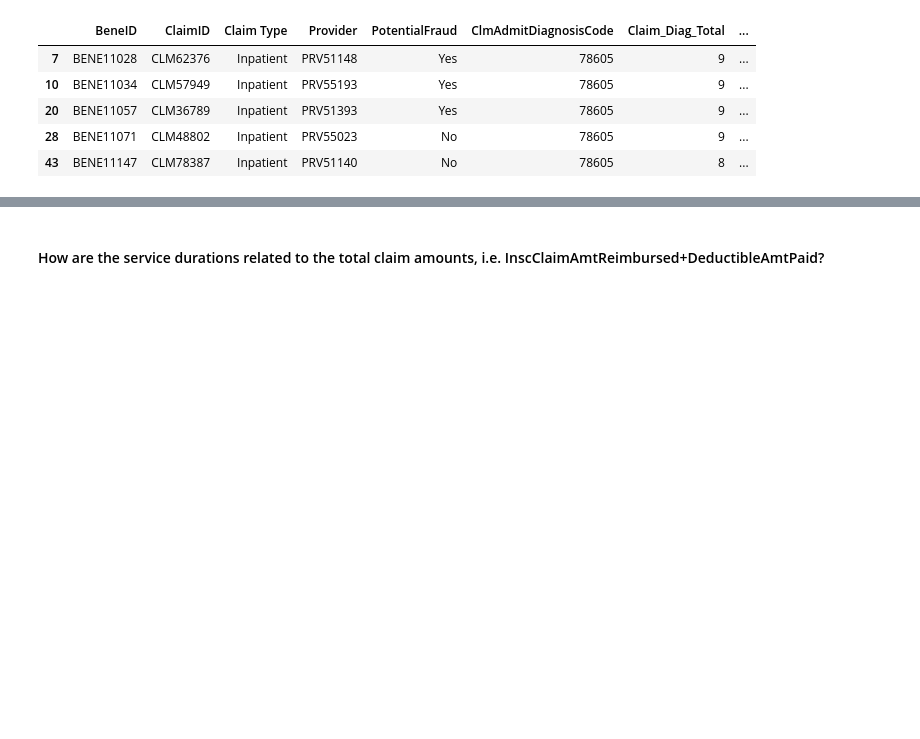
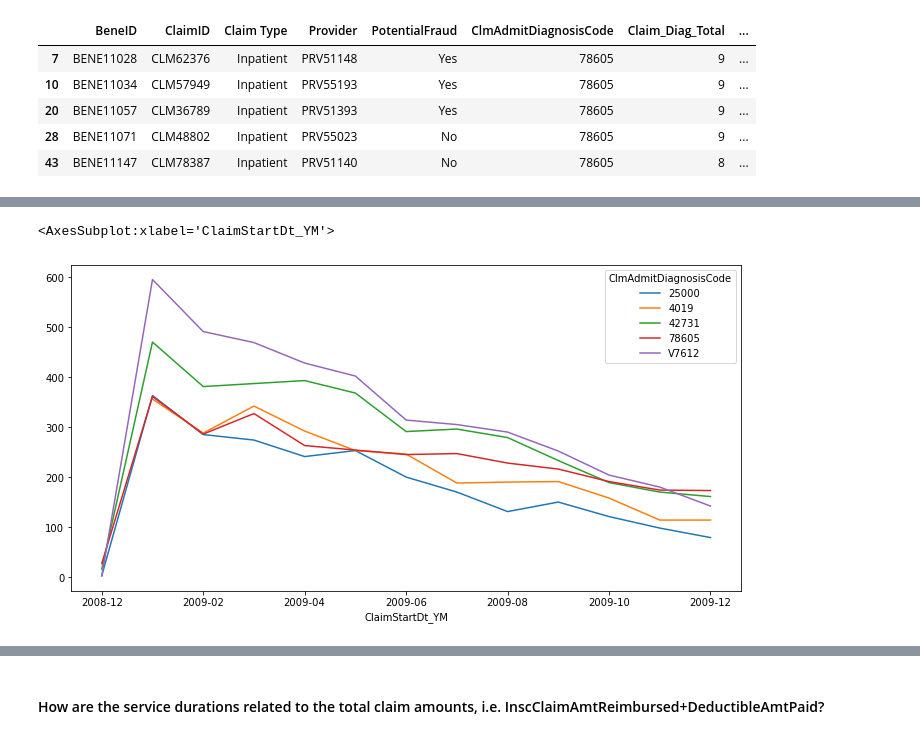
Before and after one commit to hedgekim/Healthcare-Fraud, a Jupyter notebook: Healthcare Fraud.ipynb, the cells around one changed output, grey strips where cells are left out. Saved outputs shown, nothing was run; the diff lists cells and outputs as text; code cells hidden in the pictures; blank space fills up the shorter version.

Commit message:
Update Healthcare Fraud.ipynb
Added top 5 diagnosis across seasonalities

```diff
--- a/Healthcare Fraud.ipynb
+++ b/Healthcare Fraud.ipynb
@@ -632,2 +630,2 @@ top_diag.head()
 # %%
-top_diag = top_diag.groupby(['ClmAdmitDiagnosisCode', 'ClaimStartDt_YM'])[['ClaimID']].count()
+top_diag = top_diag.groupby(['ClmAdmitDiagnosisCode', 'ClaimStartDt_YM'])[['ClaimID']].count().reset_index()
@@ -649,0 +650,5 @@ top_diag = top_diag.groupby(['ClmAdmitDiagnosisCode', 'ClaimStartDt_YM'])[['Clai
+# %%
+top_diag.pivot(index='ClaimStartDt_YM', columns='ClmAdmitDiagnosisCode', values='ClaimID').plot()
+# %% [output]
+<AxesSubplot:xlabel='ClaimStartDt_YM'>
+[figure, added]
```
Also changed, not shown: parts of 7 cells of this notebook.
